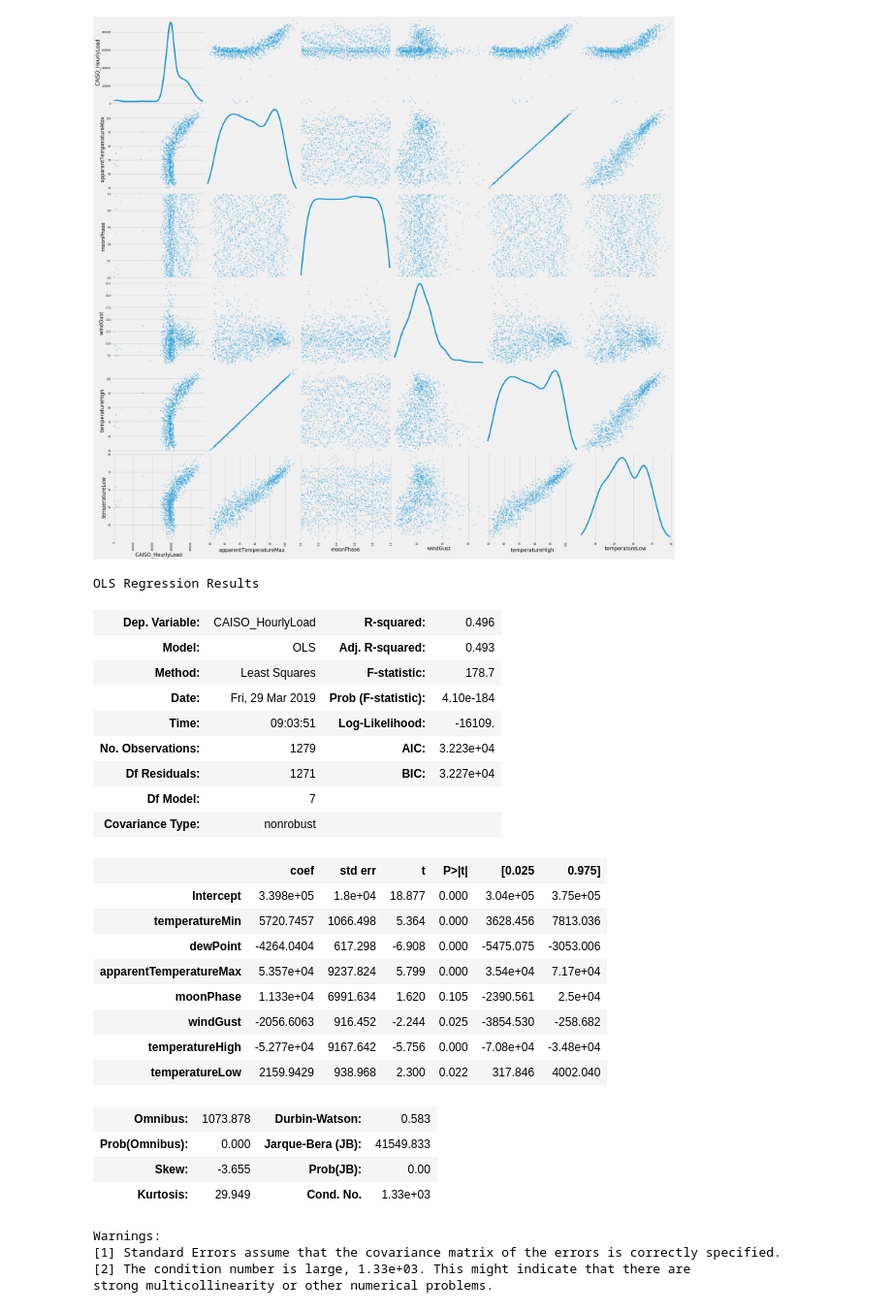
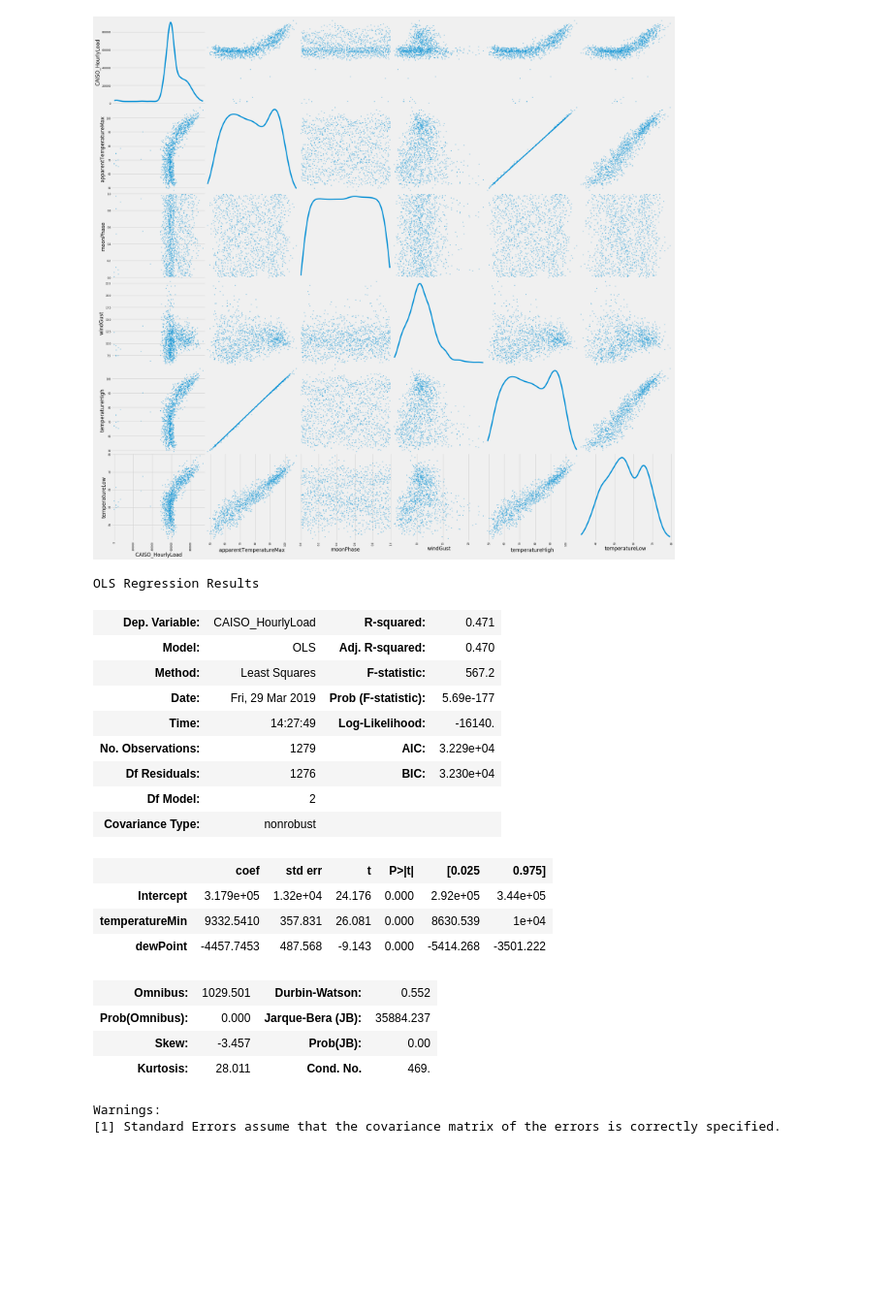
Before and after one commit to JohnWMuhs/2019-datascience-project, a Jupyter notebook: _ProjectNotebook-Master.ipynb, the cells around one changed output. Shown at 97% size. Saved outputs shown, nothing was run; the diff lists cells and outputs as text; code cells hidden in the pictures; blank space fills up the shorter version.

```diff
--- a/_ProjectNotebook-Master.ipynb
+++ b/_ProjectNotebook-Master.ipynb
@@ -347,34 +358,27 @@ plt.show()
 # %%
 import statsmodels.formula.api as sm
 
-ols1 = sm.ols(formula="CAISO_HourlyLoad ~ temperatureMin + dewPoint + apparentTemperatureMax + moonPhase + windGust + temperatureHigh + temperatureLow",
+ols1 = sm.ols(formula="CAISO_HourlyLoad ~ temperatureMin + dewPoint",
               data=dfX).fit()
 ols1.summary()
 # %% [output]
 OLS Regression Results
-| Dep. Variable: | CAISO_HourlyLoad | R-squared: | 0.496 |
-| Model: | OLS | Adj. R-squared: | 0.493 |
-| Method: | Least Squares | F-statistic: | 178.7 |
-| Date: | Fri, 29 Mar 2019 | Prob (F-statistic): | 4.10e-184 |
-| Time: | 09:03:51 | Log-Likelihood: | -16109. |
-| No. Observations: | 1279 | AIC: | 3.223e+04 |
-| Df Residuals: | 1271 | BIC: | 3.227e+04 |
-| Df Model: | 7 |  |  |
+| Dep. Variable: | CAISO_HourlyLoad | R-squared: | 0.471 |
+| Model: | OLS | Adj. R-squared: | 0.470 |
+| Method: | Least Squares | F-statistic: | 567.2 |
+| Date: | Fri, 29 Mar 2019 | Prob (F-statistic): | 5.69e-177 |
+| Time: | 14:27:49 | Log-Likelihood: | -16140. |
+| No. Observations: | 1279 | AIC: | 3.229e+04 |
+| Df Residuals: | 1276 | BIC: | 3.230e+04 |
+| Df Model: | 2 |  |  |
 | Covariance Type: | nonrobust |  |  |
 |  | coef | std err | t | P>|t| | [0.025 | 0.975] |
-| Intercept | 3.398e+05 | 1.8e+04 | 18.877 | 0.000 | 3.04e+05 | 3.75e+05 |
-| temperatureMin | 5720.7457 | 1066.498 | 5.364 | 0.000 | 3628.456 | 7813.036 |
-| dewPoint | -4264.0404 | 617.298 | -6.908 | 0.000 | -5475.075 | -3053.006 |
-| apparentTemperatureMax | 5.357e+04 | 9237.824 | 5.799 | 0.000 | 3.54e+04 | 7.17e+04 |
-| moonPhase | 1.133e+04 | 6991.634 | 1.620 | 0.105 | -2390.561 | 2.5e+04 |
-| windGust | -2056.6063 | 916.452 | -2.244 | 0.025 | -3854.530 | -258.682 |
-| temperatureHigh | -5.277e+04 | 9167.642 | -5.756 | 0.000 | -7.08e+04 | -3.48e+04 |
-| temperatureLow | 2159.9429 | 938.968 | 2.300 | 0.022 | 317.846 | 4002.040 |
+| Intercept | 3.179e+05 | 1.32e+04 | 24.176 | 0.000 | 2.92e+05 | 3.44e+05 |
+| temperatureMin | 9332.5410 | 357.831 | 26.081 | 0.000 | 8630.539 | 1e+04 |
+| dewPoint | -4457.7453 | 487.568 | -9.143 | 0.000 | -5414.268 | -3501.222 |
-| Omnibus: | 1073.878 | Durbin-Watson: | 0.583 |
-| Prob(Omnibus): | 0.000 | Jarque-Bera (JB): | 41549.833 |
-| Skew: | -3.655 | Prob(JB): | 0.00 |
-| Kurtosis: | 29.949 | Cond. No. | 1.33e+03 |
+| Omnibus: | 1029.501 | Durbin-Watson: | 0.552 |
+| Prob(Omnibus): | 0.000 | Jarque-Bera (JB): | 35884.237 |
+| Skew: | -3.457 | Prob(JB): | 0.00 |
+| Kurtosis: | 28.011 | Cond. No. | 469. |
 Warnings:
 [1] Standard Errors assume that the covariance matrix of the errors is correctly specified.
-[2] The condition number is large, 1.33e+03. This might indicate that there are
-strong multicollinearity or other numerical problems.
```
Also changed, not shown: parts of 18 cells of this notebook, 1 other file.
